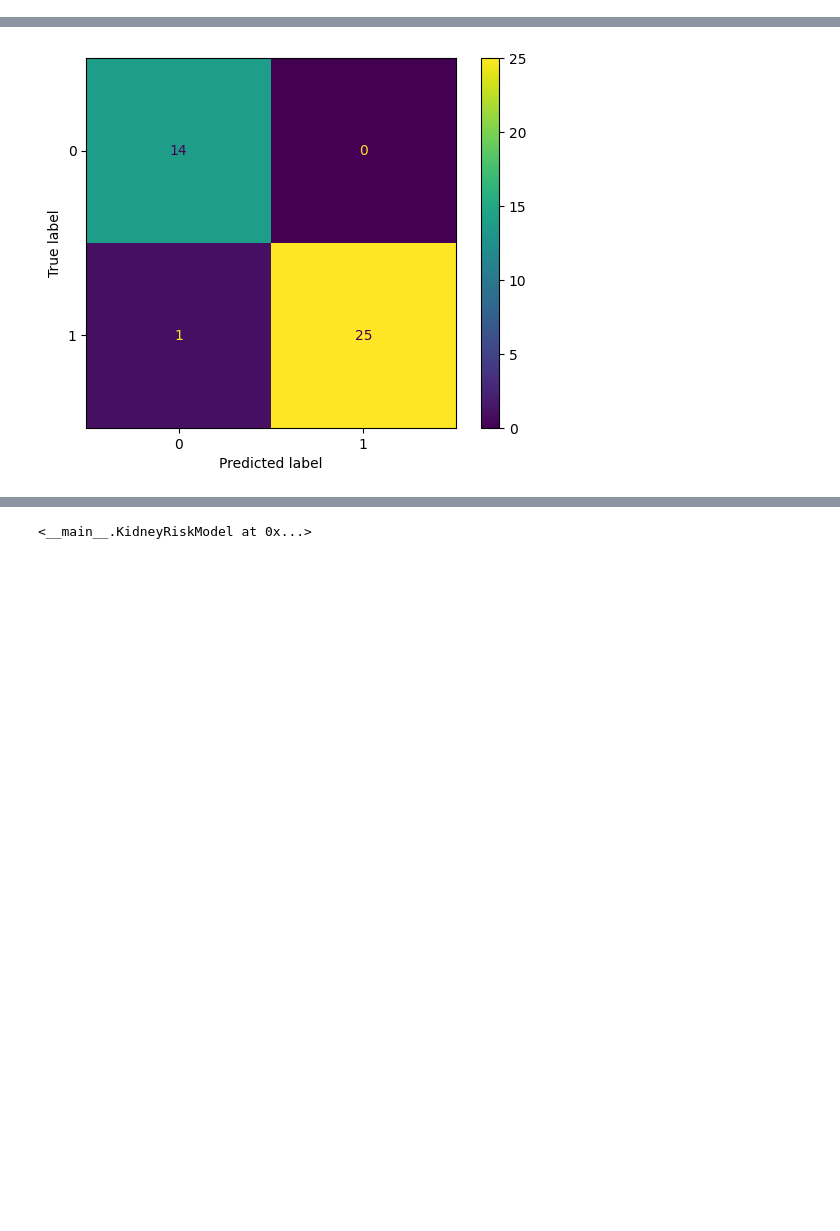
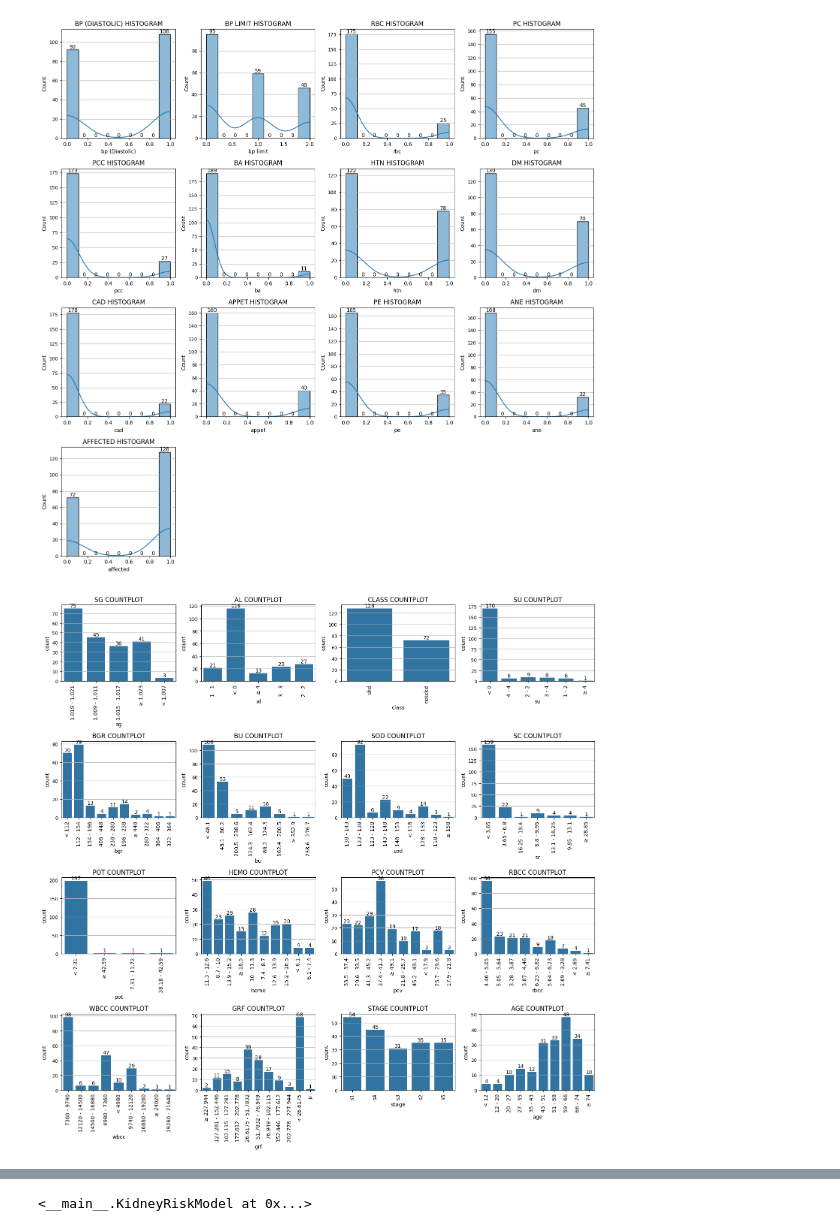
Before and after one commit to chrisOrd-tech/MLOps_TC5044, a Jupyter notebook: notebooks/Risk_Factor_Prediction_Chronic_Kidney_disease_Refactored.ipynb, the cells around one changed output, grey strips where cells are left out. Cells and saved outputs as stored; diff of their text form; code cells hidden in the pictures; blank space fills up the shorter version.

```diff
--- a/notebooks/Risk_Factor_Prediction_Chronic_Kidney_disease_Refactored.ipynb
+++ b/notebooks/Risk_Factor_Prediction_Chronic_Kidney_disease_Refactored.ipynb
@@ -117,12 +121,25 @@ class KidneyRiskModel:
     def load_data(self) -> None:
         self.data = pd.read_csv(self.filepath, header=0, skiprows=[1, 2])
         DataExplorer.explore_data(self.data)
+        DataExplorer.plot_histogram(self.data)
+        DataExplorer.count_plot(self.data)
+        DataExplorer.plot_correlation_matrix(self.data)
         return self
 
     def preprocess_data(self, label_column: str) -> None:
         X = self.data.drop(columns=label_column)
         y = self.data[label_column].replace({'ckd':1, 'notckd':0}).infer_objects(copy=False)
         self.X_train, self.X_test, self.y_train, self.y_test = train_test_split(X, y, test_size=0.2, random_state=42, stratify=y)
+
+        plt.subplot(1,3,1)
+        self.y_train.value_counts().plot.pie(y=label_column, title='Proportion of each class for TRAIN set', figsize=(10,6))
+
+        plt.subplot(1,3,3)
+        self.y_test.value_counts().plot.pie(y=label_column, title='Proportion of each class for TEST set', figsize=(10,6))
+
+        plt.tight_layout()
+        plt.show()
+
         return self
 
     def train(self) -> None:
@@ -145,6 +162,28 @@ class KidneyRiskModel:
         scores = cross_val_score(self.pipeline, self.X_train, self.y_train, cv=cv)
         print(f'Average Accuracy with Cross Valdiation: {np.mean(scores) * 100:.2f}%')
         return self
+
+    def save_model(self, filename: str) -> None:
+        '''
+        Saves the mode as a pkl file
+
+        Args:
+            filename: string with the name of the pkl file
+
+        Returns:
+            None
+        '''
+        file_path = os.path.join('/home/chrisorduna/Repositories/MNA/MLOps_TC5044/models', filename)
+        with open(file_path, 'wb') as f:
+            pickle.dump(self.pipeline, f)
+        return self
+
+    def load_model(self, filename: str) -> None:
+        file_path = os.path.join('/home/chrisorduna/Repositories/MNA/MLOps_TC5044/models', filename)
+        with open(file_path, 'rb') as f:
+            self.pipeline = pickle.load(f)
+
+        return self
 # %%
 filepath = '/home/chrisorduna/Repositories/MNA/MLOps_TC5044/data/raw/ckd-dataset-v2.csv'
 
@@ -159,7 +198,7 @@ preprocessing = ColumnTransformer([
 pipeline = Pipeline([
     ('preprocessing', preprocessing),
     ('standarization', StandardScaler()),
-    ('logisticRegression', LogisticRegression(max_iter=10))
+    ('logisticRegression', LogisticRegression(max_iter=10, random_state=41))
 ])
 
 model = KidneyRiskModel(filepath=filepath, pipeline=pipeline)
@@ -168,6 +207,7 @@ model.preprocess_data(label_column='class')
 model.train()
 model.evaluate()
 model.cross_validation(cv=5)
+model.save_model('lr_model.pkl')
 # %% [output]
 +---+----------------+----------+---------------+-------+-------+-----+-----+----+-----+----+-----------+-------------+-----------+--------+--------+-------------+-------------+-------------+--------- ...
 |   | bp (Diastolic) | bp limit |      sg       |  al   | class | rbc | su  | pc | pcc | ba |    bgr    |     bu      |    sod    |   sc   |  pot   |    hemo     |     pcv     |    rbcc     |     wbcc ...
@@ -188,0 +229,2 @@ memory usage: 45.4+ KB
+[figure, new version]
+[figure, added]
@@ -193,4 +236,3 @@ Increase the number of iterations (max_iter) or scale the data as shown in:
 Please also refer to the documentation for alternative solver options:
     https://scikit-learn.org/stable/modules/linear_model.html#logistic-regression
   n_iter_i = _check_optimize_result(
-[figure, old version]
```
Also changed, not shown: parts of 6 cells of this notebook.
